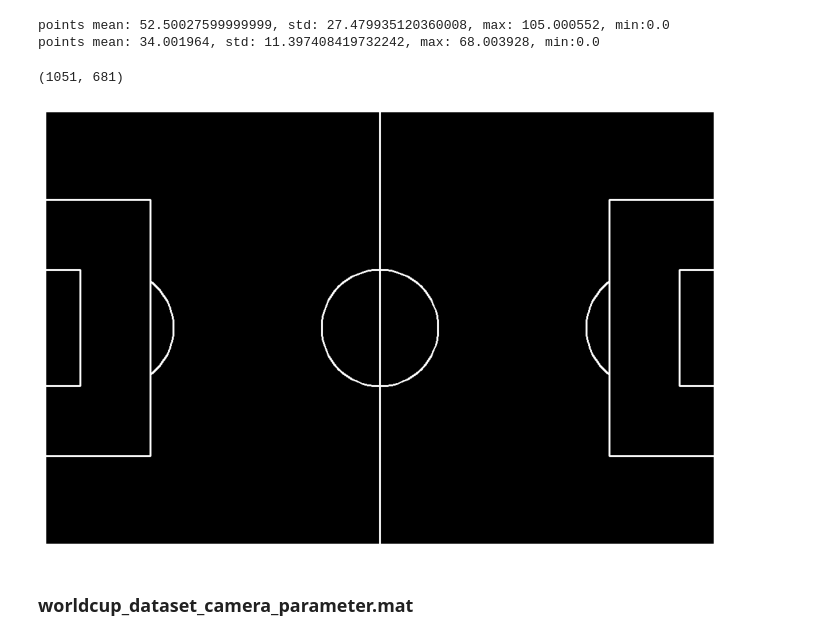
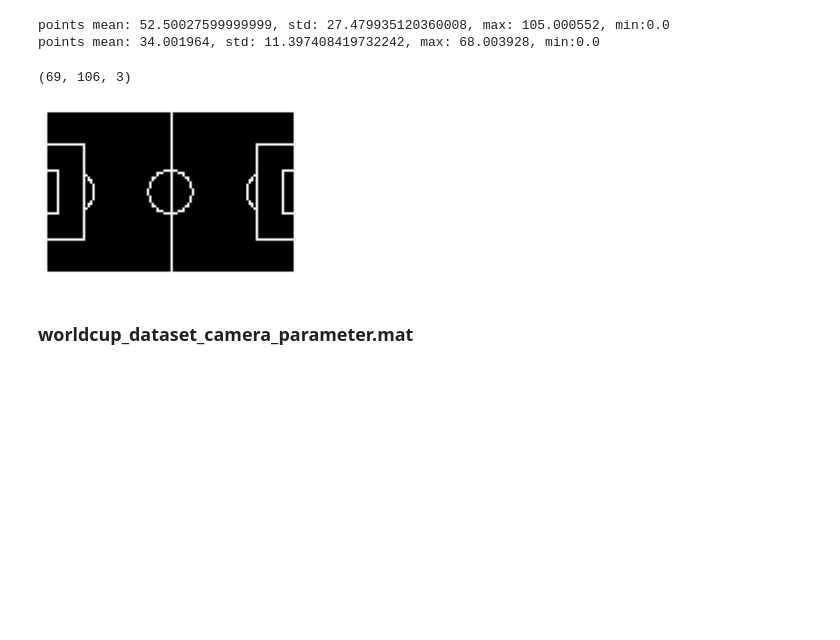
Before and after one commit to qrsforever/hzcsbet, a Jupyter notebook: docs/notebooks/SCCvSD.ipynb, the cells around one changed output. Saved outputs shown, nothing was run; the diff lists cells and outputs as text; code cells hidden in the pictures; blank space fills up the shorter version.

```diff
--- a/docs/notebooks/SCCvSD.ipynb
+++ b/docs/notebooks/SCCvSD.ipynb
@@ -169,3 +202,12 @@ def _print_statistics(o, prefix=''):
+# %%
+def _imshow(image, color='gray', figsize=(6, 3)):
+    plt.close('all')
+    plt.figure(figsize=figsize)
+    plt.axis('off')
+    if color == 'gray':
+        plt.imshow(image, cmap='gray')
+    else:
+        plt.imshow(cv2.cvtColor(image, cv2.COLOR_BGR2RGB))
 # %% [markdown]
 ## Dataset
 # %% [markdown]
@@ -183,21 +225,20 @@ _print_statistics(points[:, 0], 'points'), _print_statistics(points[:, 1], 'poin
 # %% [output]
 points mean: 52.50027599999999, std: 27.479935120360008, max: 105.000552, min:0.0
 points mean: 34.001964, std: 11.397408419732242, max: 68.003928, min:0.0
-# %%
-w, h = int(np.ceil(10 * points[:, 0].max())), int(np.ceil(10 * points[:, 1].max()))
-w, h
-# %% [output]
-(1051, 681)
 # %%
-img_lines = np.zeros((h, w, 3), dtype=np.uint8)
+w, h = int(np.ceil(points[:, 0].max())), int(np.ceil(points[:, 1].max()))
+img_soccer_field = np.zeros((h, w, 3), dtype=np.uint8)
 for idx1, idx2 in worldcup_2014_mat['line_segment_index']:
-    p1, p2 = 10 * points[idx1], 10 * points[idx2]
+    p1, p2 = points[idx1], points[idx2]
     q1 = np.rint(p1).astype(np.int32)
     q2 = np.rint(p2).astype(np.int32)
-    cv2.line(img_lines, tuple(q1), tuple(q2), COLORS.WHITE, thickness=2)
-show_image(img_lines)
+    cv2.line(img_soccer_field, tuple(q1), tuple(q2), COLORS.WHITE)
+
+_imshow(img_soccer_field)
+img_soccer_field.shape
 # %% [output]
+(69, 106, 3)
-[figure, old version]
+[figure, new version]
 # %% [markdown]
 ### worldcup_dataset_camera_parameter.mat
 # %%
```
Also changed, not shown: parts of 60 cells of this notebook, 5 other files.
